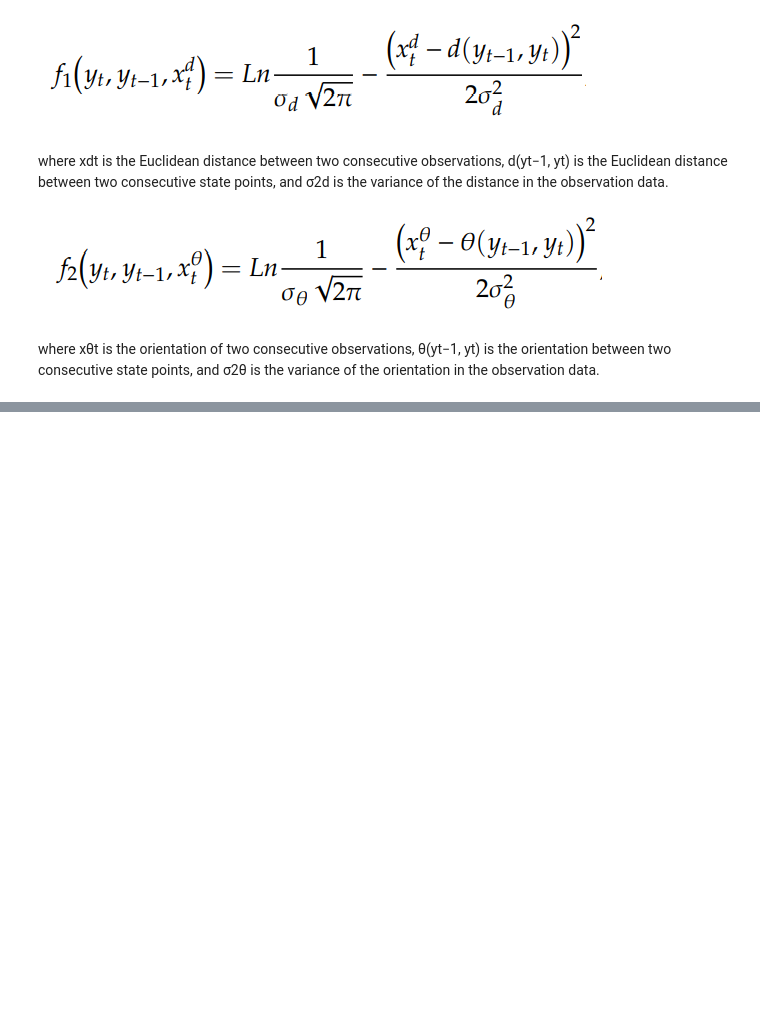
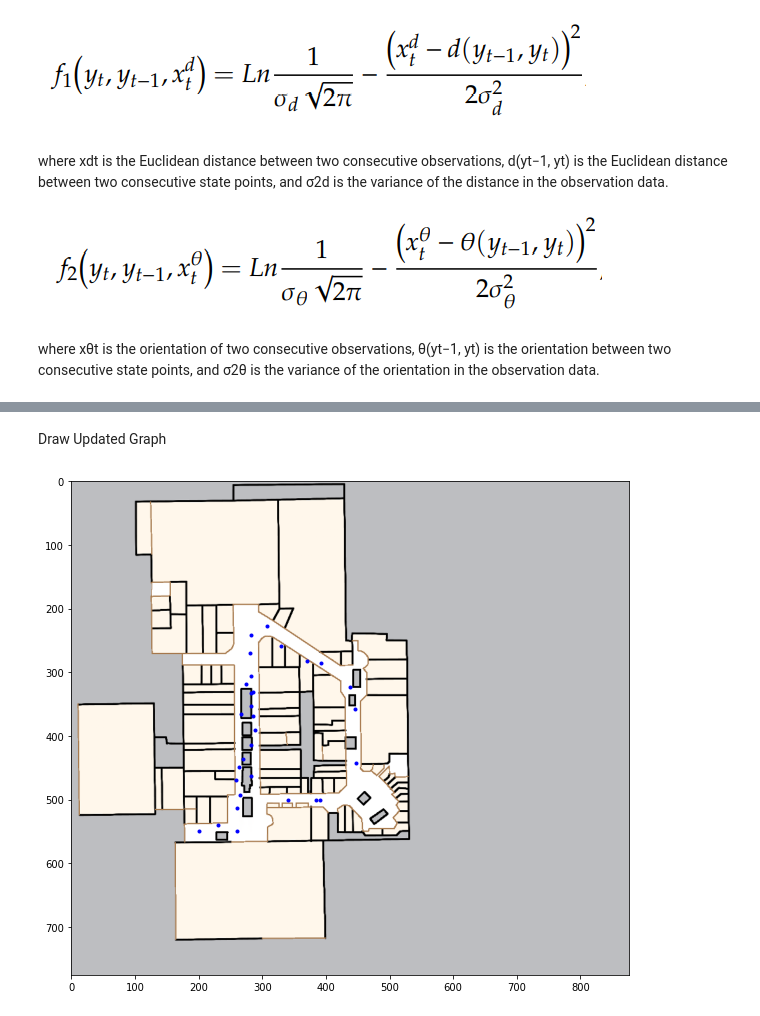
Before and after one commit to mashkarharis/Indoor-Floorplan-Localization-CRF, a Jupyter notebook: CRF.ipynb, the cells around one changed output, grey strips where cells are left out. Drawn from its saved outputs; the diff is of its cells as text; code cells hidden in the pictures; blank space fills up the shorter version.

```diff
--- a/CRF.ipynb
+++ b/CRF.ipynb
@@ -67,0 +265,3 @@ where xθt is the orientation of two consecutive observations, θ(yt−1, yt) is
+# %%
+graphtable=pd.DataFrame(graph)
+graphtable
@@ -67,0 +308,11 @@ where xθt is the orientation of two consecutive observations, θ(yt−1, yt) is
+# %% [markdown]
+Draw Updated Graph
+# %%
+floorplan1 = image.imread('lougheed_00 - Copy.png')
+plt.figure(figsize = (10,10))
+plt.imshow(floorplan1)
+for columns in graph:
+    plt.plot(columns["x_dir_pixels"],columns["y_dir_pixels"] , marker='.', color="blue")
+plt.show()
+# %% [output]
+[figure, added]
```
Also changed, not shown: parts of 37 cells of this notebook, 5 other files.
